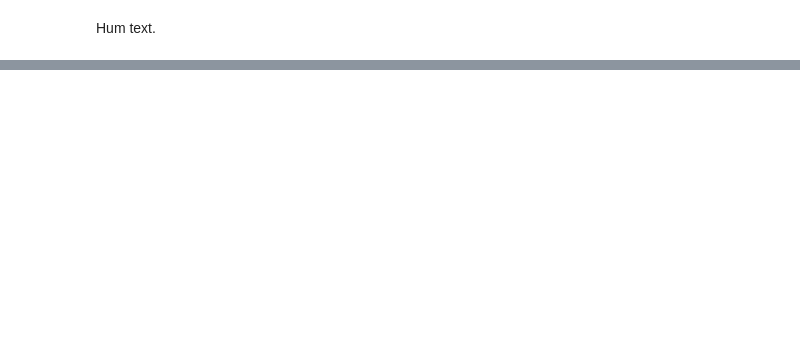
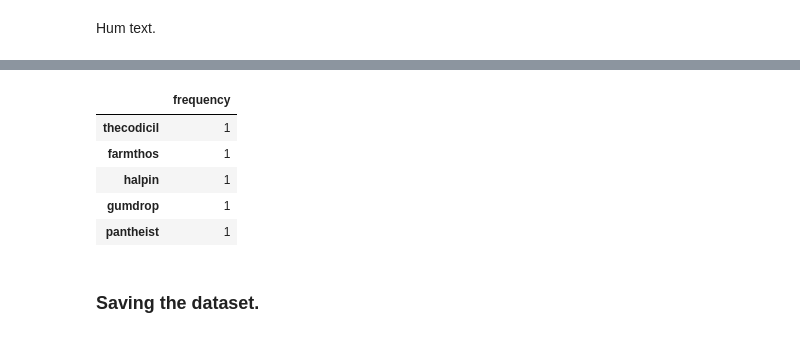
Before and after one commit to rezabungel/Spam-detection-using-MultinomialNB, a Jupyter notebook: code/dataset_preparation_and_analysis.ipynb, the cells around one changed output, grey strips where cells are left out. Cells and saved outputs as stored; diff of their text form; code cells hidden in the pictures; blank space fills up the shorter version.

```diff
--- a/code/dataset_preparation_and_analysis.ipynb
+++ b/code/dataset_preparation_and_analysis.ipynb
@@ -335,0 +458,11 @@ plt.show()
+# %%
+frequency_words_spam_subject_text.tail(5)
+# %% [output]
+|  | frequency |
+| thecodicil | 1 |
+| farmthos | 1 |
+| halpin | 1 |
+| gumdrop | 1 |
+| pantheist | 1 |
+# %% [markdown]
+### Saving the dataset.
```
Also changed, not shown: parts of 19 cells of this notebook, 2 other files.
